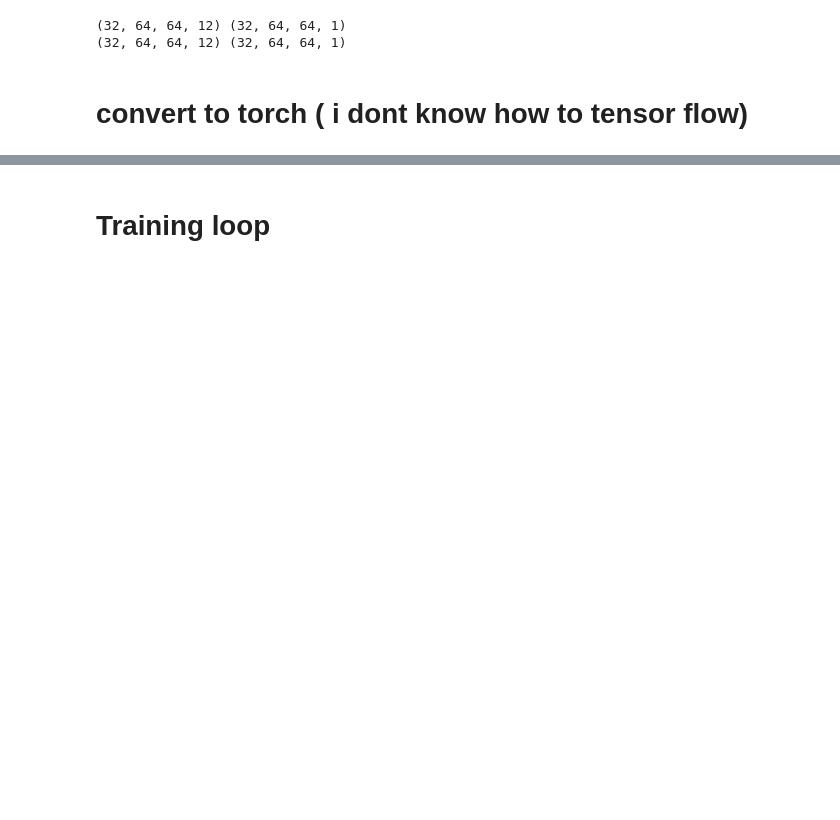
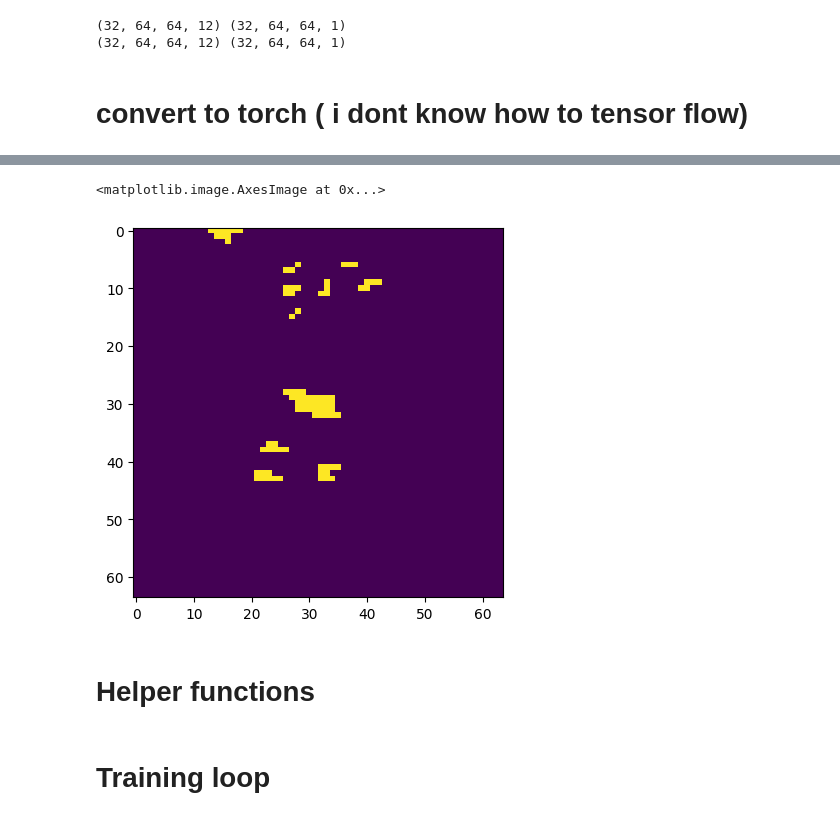
Before and after one commit to jmo2171/nndl, a Jupyter notebook: fully_conv_net.ipynb, the cells around one changed output, grey strips where cells are left out. Saved outputs shown, nothing was run; the diff lists cells and outputs as text; code cells hidden in the pictures; blank space fills up the shorter version.

```diff
--- a/fully_conv_net.ipynb
+++ b/fully_conv_net.ipynb
@@ -493,3 +461,10 @@ class UNet(nn.Module):
+# %%
+plt.imshow(label_list[4][1][0])
+# %% [output]
+<matplotlib.image.AxesImage at 0x...>
+[figure, added]
+# %% [markdown]
+# Helper functions
 # %%
 import matplotlib.pyplot as plt
 
```
Also changed, not shown: parts of 24 cells of this notebook.
